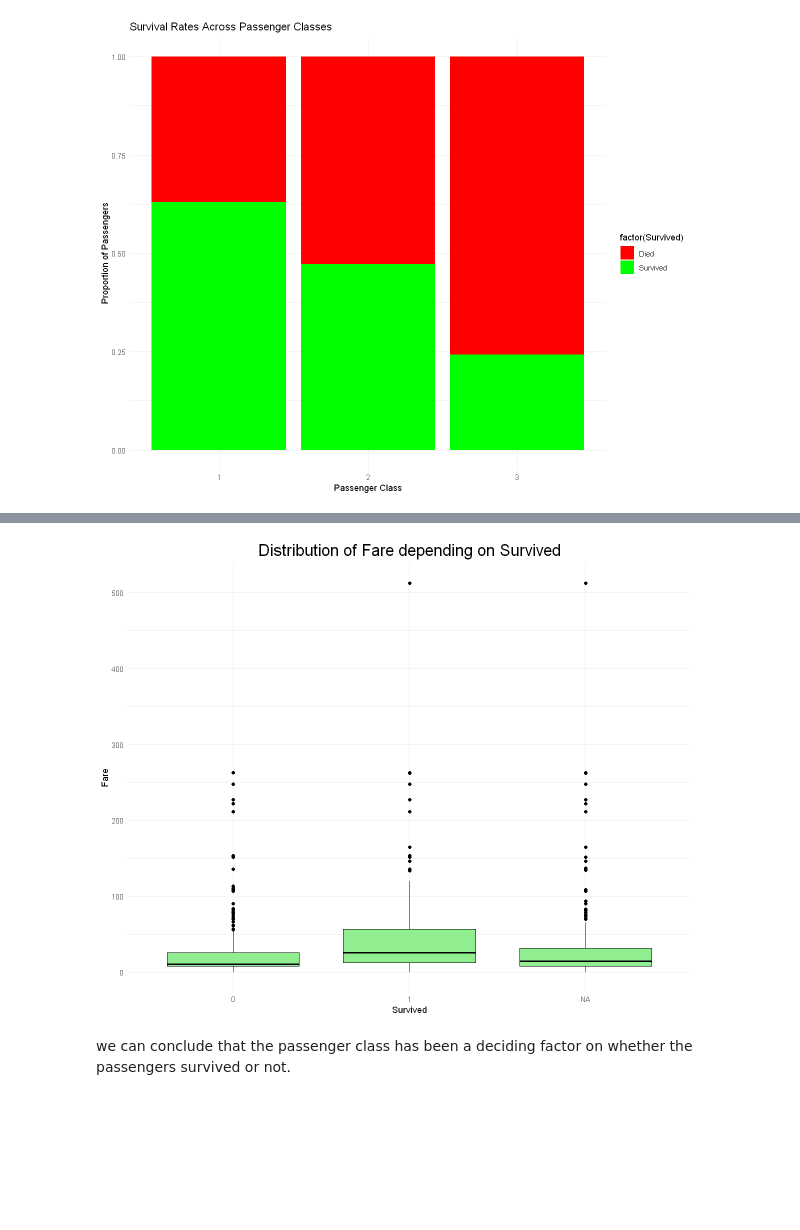
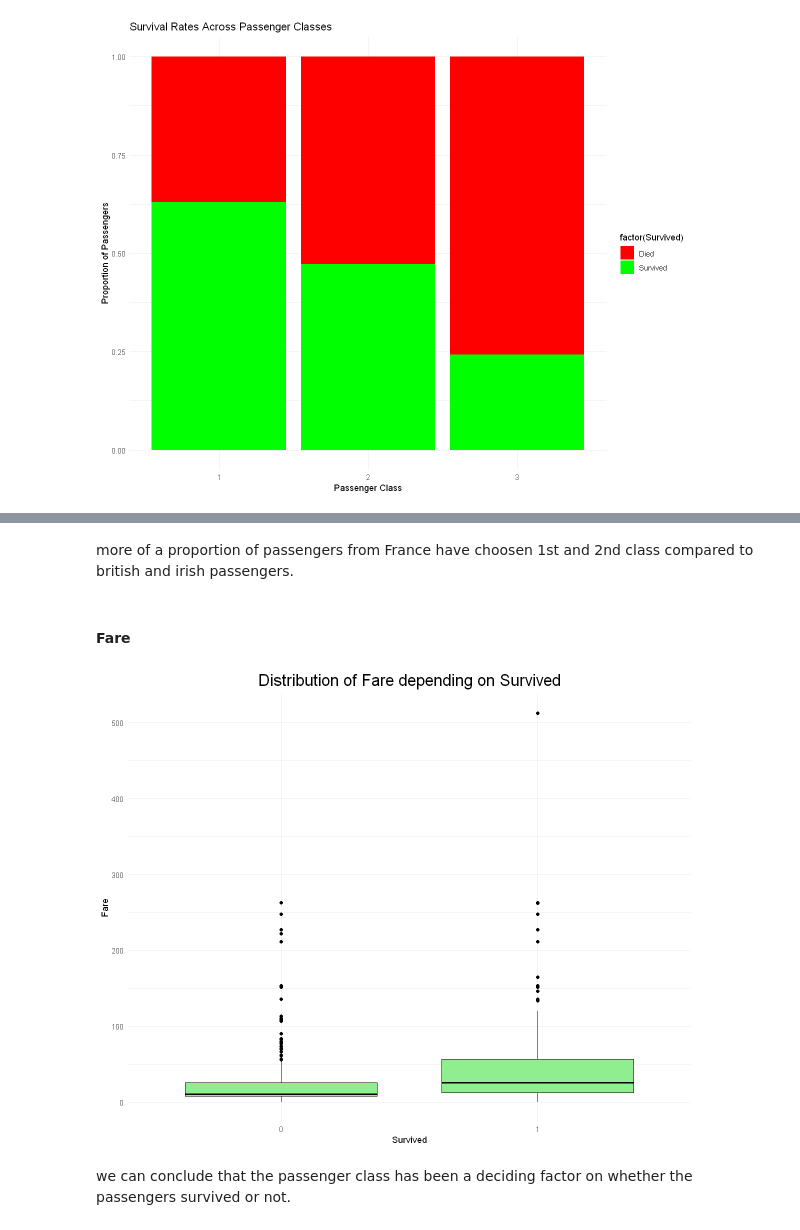
Before and after one commit to subhanu-dev/Titanic-Machine-Learning-With-R, a Jupyter notebook: Titanic Analysis.ipynb, the cells around one changed output, grey strips where cells are left out. Cells and saved outputs as stored; diff of their text form; code cells hidden in the pictures; blank space fills up the shorter version.

```diff
--- a/Titanic Analysis.ipynb
+++ b/Titanic Analysis.ipynb
@@ -223,12 +302,16 @@ ggplot(df_train, aes(x = factor(Pclass), fill = factor(Survived))) +
+# %% [markdown]
+more of a proportion of passengers from France have choosen 1st and 2nd class compared to british and irish passengers.
+# %% [markdown]
+#### Fare
 # %%
-ggplot(titanic, aes(x = factor(Survived), y = Fare)) +
+ggplot(df_train, aes(x = factor(Survived), y = Fare)) +
   geom_boxplot(fill = "lightgreen", color = "black", na.rm = TRUE) +
   labs(title = "Distribution of Fare depending on Survived",
        x = "Survived", y = "Fare") +  # Add axis labels and title
   theme_minimal() +
   theme(plot.title = element_text(hjust = 0.5, vjust = 1.02, size = 20))
 # %% [output]
-[figure, old version]
+[figure, new version]
 # %% [markdown]
 we can conclude that the passenger class has been a deciding factor on whether the passengers survived or not.
 # %%
```
Also changed, not shown: parts of 96 cells of this notebook, 1 other file.
